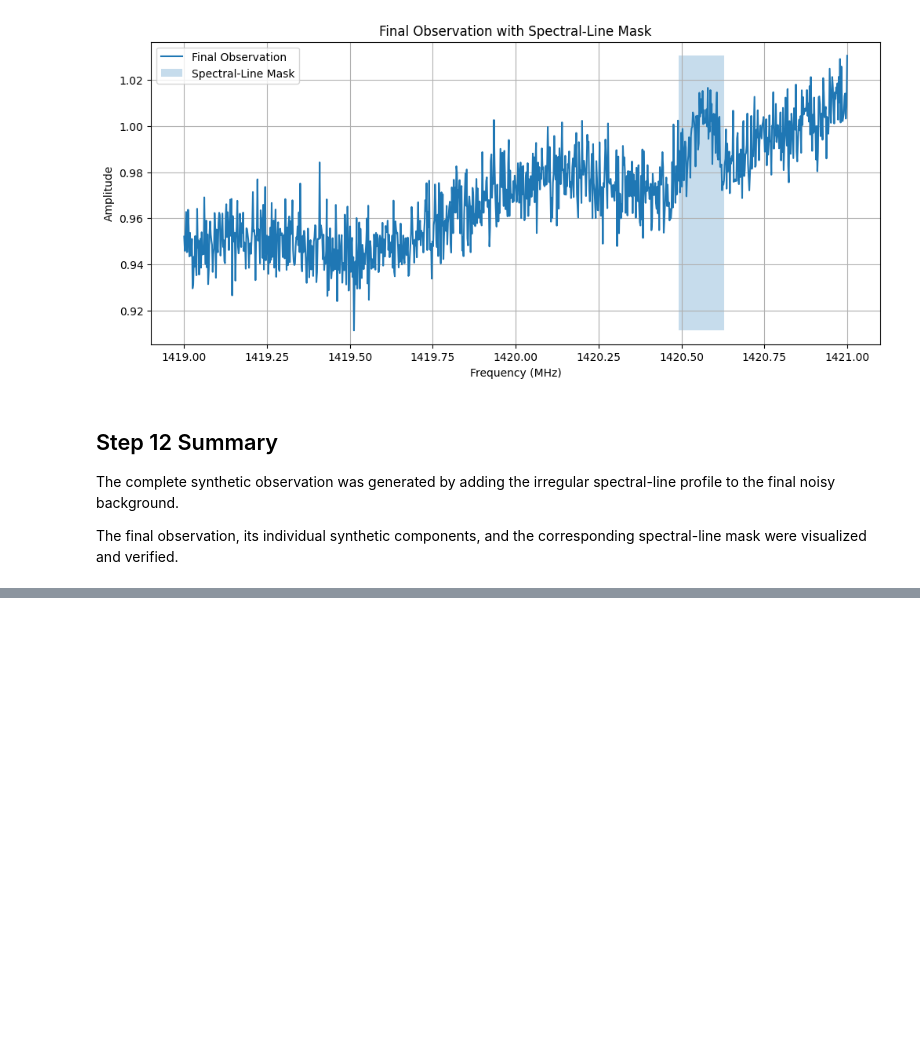
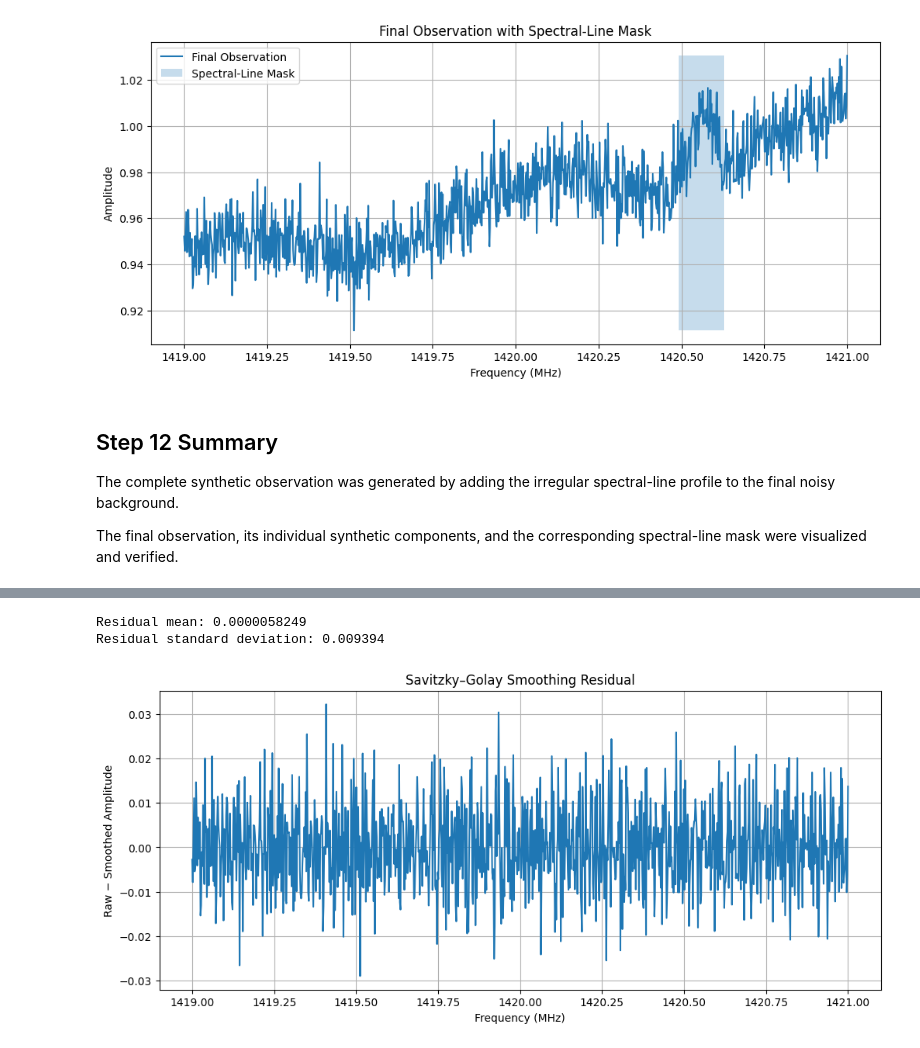
Before and after one commit to Astro-BEAM-AUTh/data-analysis, a Jupyter notebook: Background_Removal_using_NN.ipynb, the cells around one changed output, grey strips where cells are left out. Drawn from its saved outputs; the diff is of its cells as text; code cells hidden in the pictures; blank space fills up the shorter version.

```diff
--- a/Background_Removal_using_NN.ipynb
+++ b/Background_Removal_using_NN.ipynb
@@ -830,0 +941,19 @@ The final observation, its individual synthetic components, and the correspondin
+# %%
+smoothing_residual = final_signal - smoothed_signal
+
+print("Residual mean:", f"{np.mean(smoothing_residual):.10f}")
+
+print("Residual standard deviation:", f"{np.std(smoothing_residual):.6f}")
+# %% [output]
+Residual mean: 0.0000058249
+Residual standard deviation: 0.009394
+# %%
+plt.plot(freq, smoothing_residual)
+
+plt.title("Savitzky–Golay Smoothing Residual")
+plt.xlabel("Frequency (MHz)")
+plt.ylabel("Raw − Smoothed Amplitude")
+
+plt.show()
+# %% [output]
+[figure, added]
```
Also changed, not shown: parts of 23 cells of this notebook.
